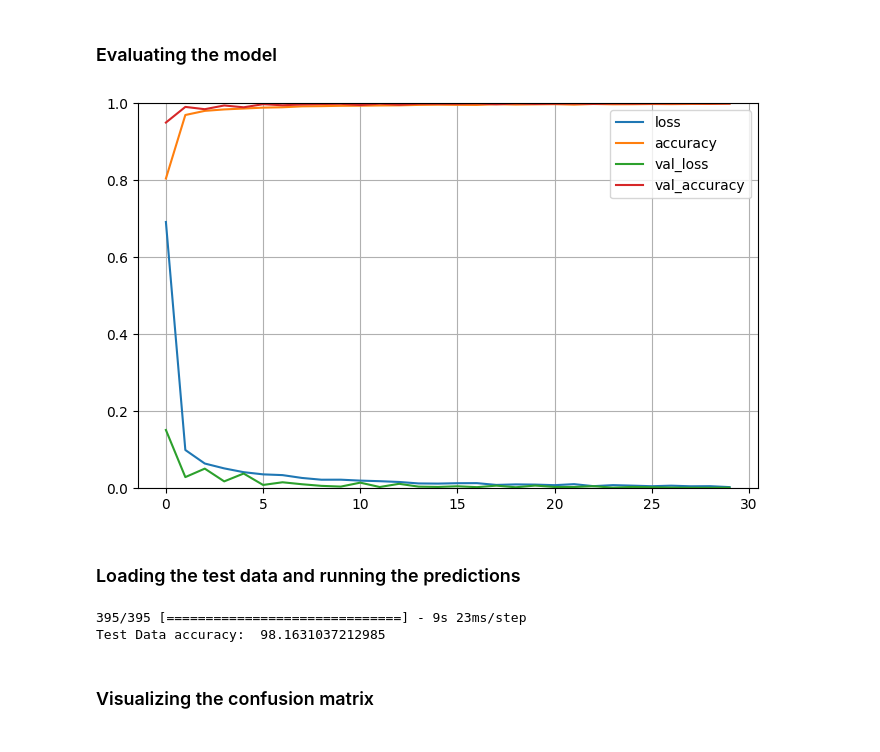
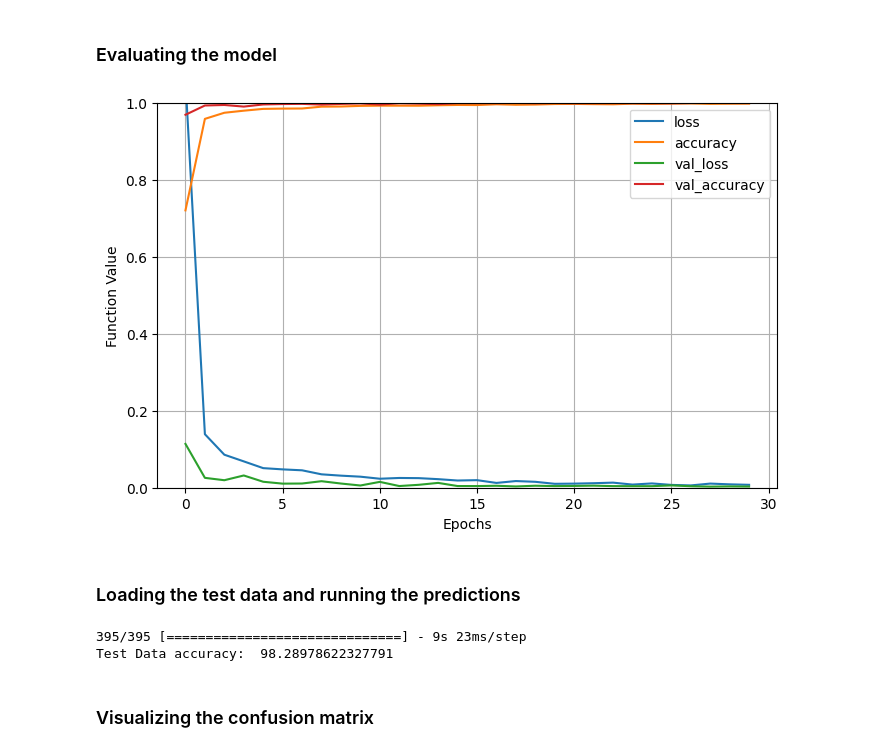
Before and after one commit to SysteM1922/projeto-taa-1, a Jupyter notebook: project.ipynb, the cells around one changed output. Saved outputs shown, nothing was run; the diff lists cells and outputs as text; code cells hidden in the pictures.

```diff
--- a/project.ipynb
+++ b/project.ipynb
@@ -180,7 +179,7 @@ model = keras.models.Sequential([
     keras.layers.Flatten(),
     keras.layers.Dense(512, activation='relu'),
     keras.layers.BatchNormalization(),
-    keras.layers.Dropout(rate=0.1),
+    keras.layers.Dropout(rate=0.5),
 
     keras.layers.Dense(43, activation='softmax')
 ])
@@ -354,11 +372,13 @@ history = model.fit(aug.flow(X_train, y_train, batch_size=32), epochs=epochs, va
 # %%
 pd.DataFrame(history.history).plot(figsize=(8, 5))
 plt.grid(True)
 plt.gca().set_ylim(0, 1)
+plt.xlabel('Epochs')
+plt.ylabel('Function Value')
 plt.savefig('train_val_loss.png')
 plt.show()
 # %% [output]
-[figure, old version]
+[figure, new version]
 # %% [markdown]
 ### Loading the test data and running the predictions
 # %%
@@ -389,7 +409,7 @@ pred = model.predict(X_test).argmax(axis=-1)
 print('Test Data accuracy: ',accuracy_score(labels, pred)*100)
 # %% [output]
 395/395 [==============================] - 9s 23ms/step
-Test Data accuracy:  98.1631037212985
+Test Data accuracy:  98.28978622327791
 # %% [markdown]
 ### Visualizing the confusion matrix
 # %%
```
Also changed, not shown: parts of 11 cells of this notebook, 4 other files.
